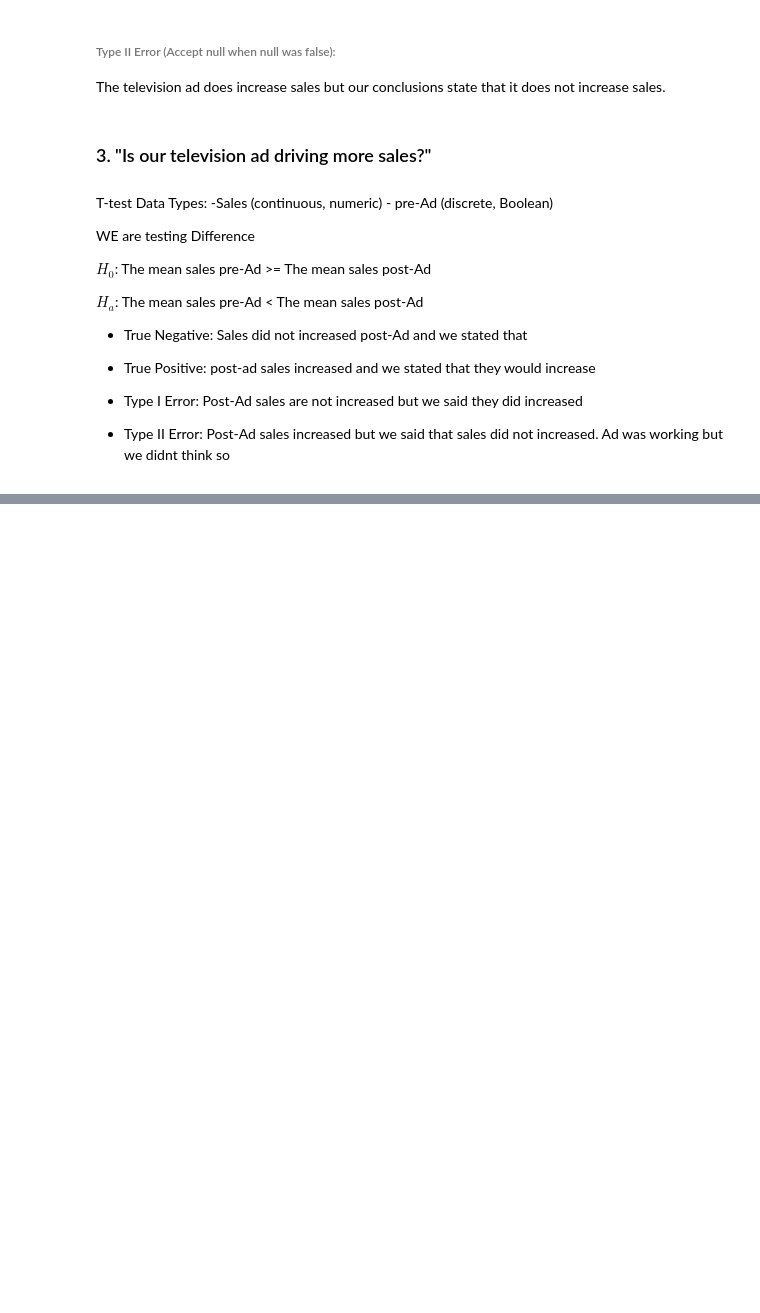
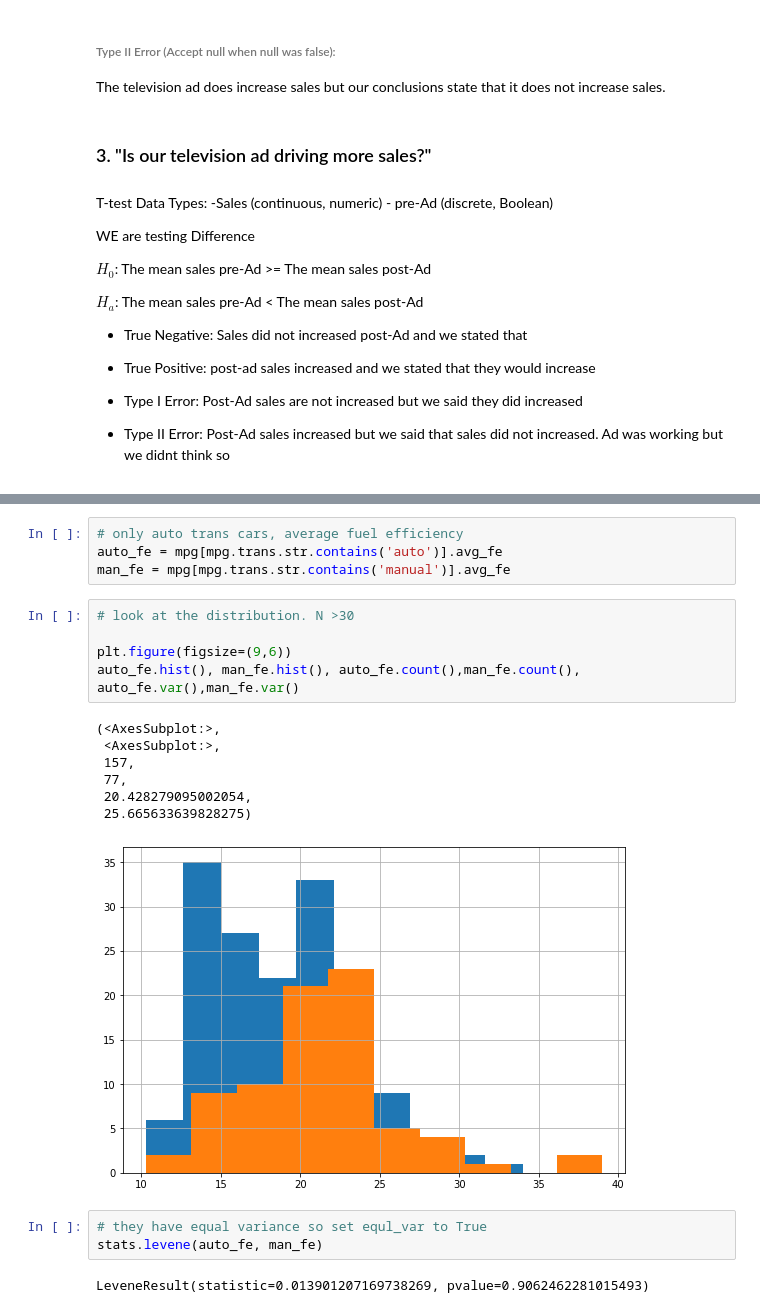
Before and after one commit to Yvette-Ibarra/statistics-exercises, a Jupyter notebook: hypothesis_testing.ipynb, the cells around one changed output, grey strips where cells are left out. Cells and saved outputs as stored; diff of their text form; blank space fills up the shorter version.

```diff
--- a/hypothesis_testing.ipynb
+++ b/hypothesis_testing.ipynb
@@ -164,0 +464,22 @@ $H_{a}$: The mean sales pre-Ad < The mean sales post-Ad
+# %%
+# only auto trans cars, average fuel efficiency
+auto_fe = mpg[mpg.trans.str.contains('auto')].avg_fe
+man_fe = mpg[mpg.trans.str.contains('manual')].avg_fe
+# %%
+# look at the distribution. N >30
+
+plt.figure(figsize=(9,6))
+auto_fe.hist(), man_fe.hist(), auto_fe.count(),man_fe.count(), auto_fe.var(),man_fe.var()
+# %% [output]
+(<AxesSubplot:>,
+ <AxesSubplot:>,
+ 157,
+ 77,
+ 20.428279095002054,
+ 25.665633639828275)
+[figure, added]
+# %%
+# they have equal variance so set equl_var to True
+stats.levene(auto_fe, man_fe)
+# %% [output]
+LeveneResult(statistic=0.013901207169738269, pvalue=0.9062462281015493)
```
Also changed, not shown: parts of 51 cells of this notebook.
